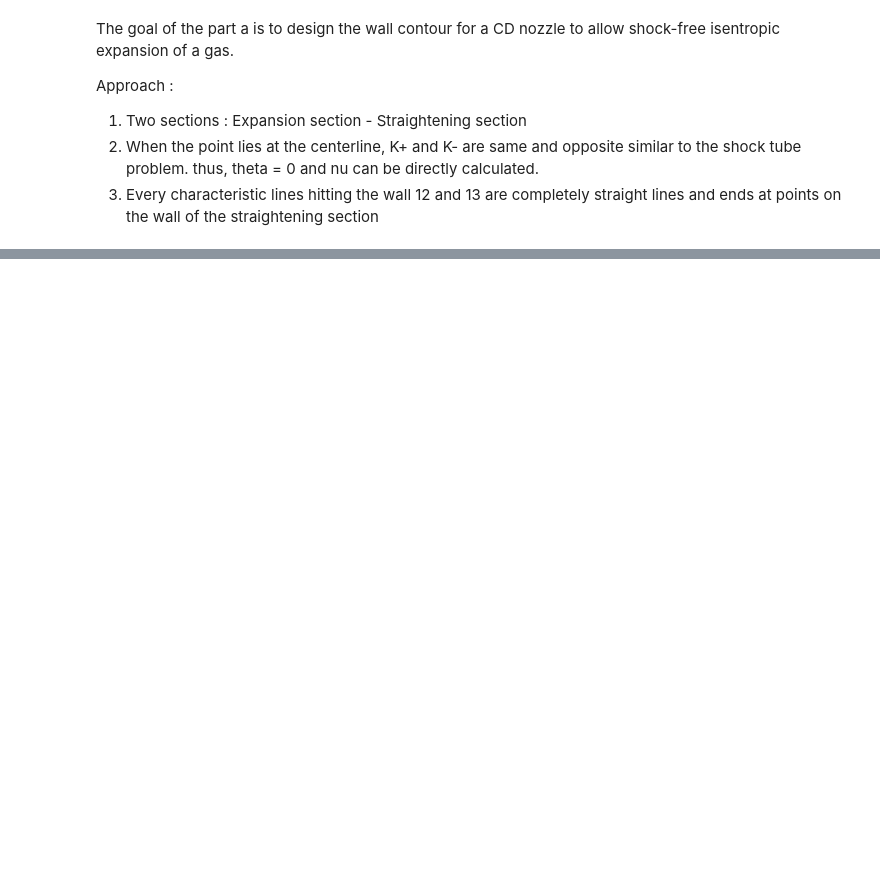
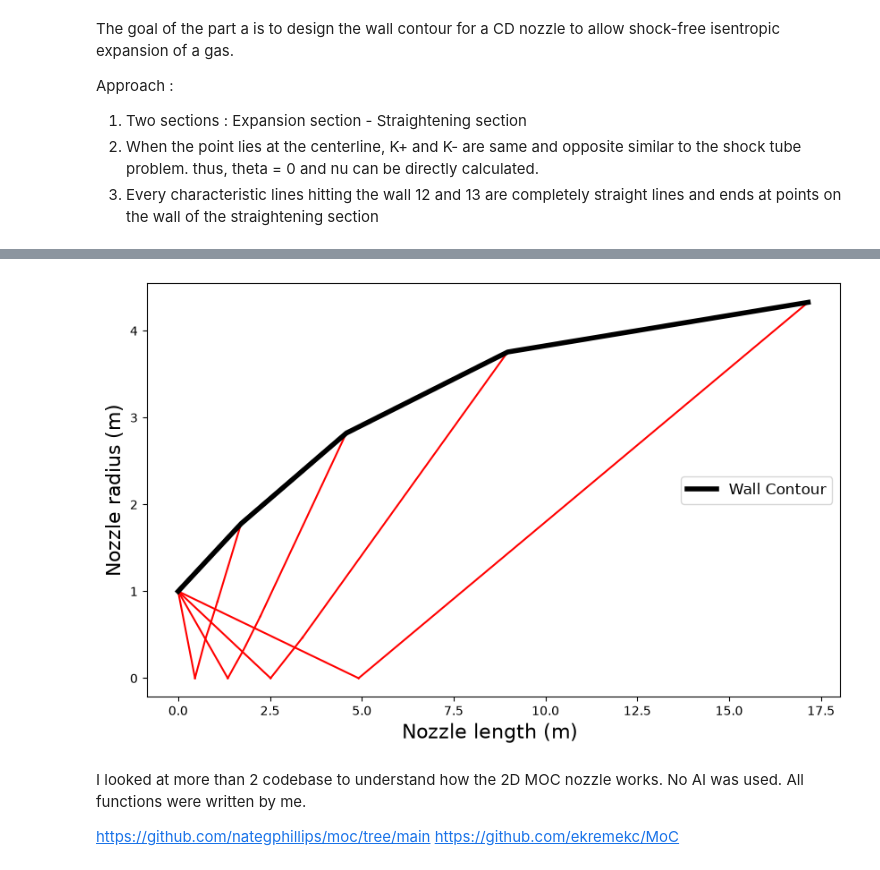
Before and after one commit to DanielKim0208/ME-433RocketScience, a Jupyter notebook: HW7/HW7.ipynb, the cells around one changed output, grey strips where cells are left out. Cells and saved outputs as stored; diff of their text form; code cells hidden in the pictures; blank space fills up the shorter version.

```diff
--- a/HW7/HW7.ipynb
+++ b/HW7/HW7.ipynb
@@ -42,0 +126,24 @@ theta_end = 0 # End of straightening section
+# %%
+# point = [theta, nu, M, mu, J_minus, J_plus, x, y]
+# rows[i] = [axis point, internal points ..., wall point]
+
+theta_max = PrandtlMeyer(M_exit, gamma)/2
+theta_max_deg = np.rad2deg(theta_max)
+delta_theta = np.deg2rad(theta_max_deg - int(theta_max_deg))
+dt = np.deg2rad(int(theta_max_deg)/(n - 1))
+
+
+rows = []
+for i in range(n):
+    row = []
+    for j in range(i, n + 1):
+        U = upstream(i, j, rows)
+        if j == i:
+            row.append(centerline_point(U))
+        elif j < n:
+            row.append(internal_point(U, row[-1]))
+        else:
+            row.append(wall_point(U, row[-1]))
+    rows.append(row)
+    print("Axis Points: ", *row[0][6:8])
+    print("Wall points: ", *row[-1][6:8], "\n")
@@ -42,0 +162,25 @@ theta_end = 0 # End of straightening section
+# %%
+plt.figure(figsize=(10, 6))
+for row in rows:
+    x = [p[6] for p in row]
+    y = [p[7] for p in row]
+    plt.plot([x[0], x_throat], [y[0], R_t], color = 'red')
+    plt.plot(x[:-1], y[:-1], color = 'red')
+    plt.plot(x[-2:], y[-2:], color = 'red')
+
+wall_x = [x_throat] + [row[-1][6] for row in rows]
+wall_y = [R_t] + [row[-1][7] for row in rows]
+plt.plot(wall_x, wall_y, color='black', linewidth=4, label='Wall Contour')
+
+plt.xlabel("Nozzle length (m) ", fontsize=16)
+plt.ylabel("Nozzle radius (m)", fontsize=16)
+plt.legend(loc=7, prop={'size': 12})
+plt.show()
+# %% [output]
+[figure, added]
+# %% [markdown]
+I looked at more than 2 codebase to understand how the 2D MOC nozzle works.
+No AI was used. All functions were written by me.
+
+https://github.com/nategphillips/moc/tree/main
+https://github.com/ekremekc/MoC
```
Also changed, not shown: parts of 9 cells of this notebook.
